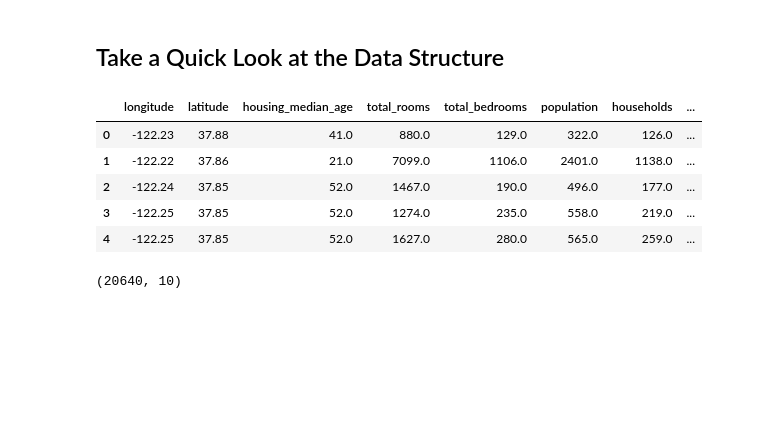
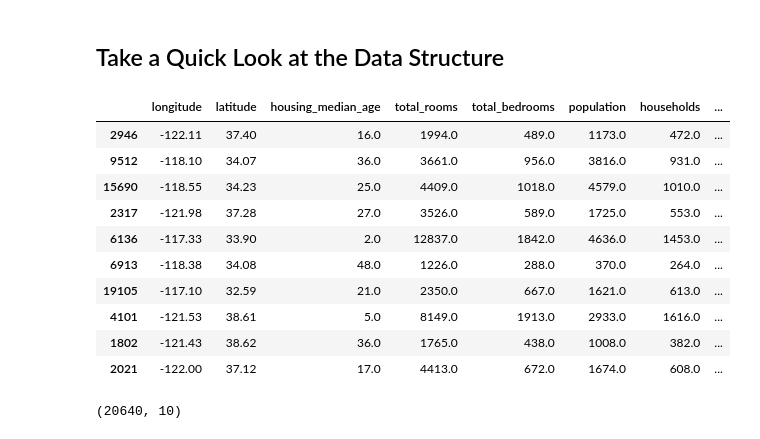
Before and after one commit to massirr/Machine-Learning---Forecasting, a Jupyter notebook: 1 - Intro - Recap/1 - Recap Exercise Solution.ipynb, the cells around one changed output. Cells and saved outputs as stored; diff of their text form; code cells hidden in the pictures; blank space fills up the shorter version.

```diff
--- a/1 - Intro - Recap/1 - Recap Exercise Solution.ipynb
+++ b/1 - Intro - Recap/1 - Recap Exercise Solution.ipynb
@@ -71,15 +71,20 @@ def load_housing_data():
 housing = load_housing_data()
 # %% [markdown]
 ## Take a Quick Look at the Data Structure
-# %%
-housing.head()
-# %% [output]
-|  | longitude | latitude | housing_median_age | total_rooms | total_bedrooms | population | households | ... |
-| 0 | -122.23 | 37.88 | 41.0 | 880.0 | 129.0 | 322.0 | 126.0 | ... |
-| 1 | -122.22 | 37.86 | 21.0 | 7099.0 | 1106.0 | 2401.0 | 1138.0 | ... |
-| 2 | -122.24 | 37.85 | 52.0 | 1467.0 | 190.0 | 496.0 | 177.0 | ... |
-| 3 | -122.25 | 37.85 | 52.0 | 1274.0 | 235.0 | 558.0 | 219.0 | ... |
-| 4 | -122.25 | 37.85 | 52.0 | 1627.0 | 280.0 | 565.0 | 259.0 | ... |
+# %%
+housing.sample(10)
+# %% [output]
+|  | longitude | latitude | housing_median_age | total_rooms | total_bedrooms | population | households | ... |
+| 2946 | -122.11 | 37.40 | 16.0 | 1994.0 | 489.0 | 1173.0 | 472.0 | ... |
+| 9512 | -118.10 | 34.07 | 36.0 | 3661.0 | 956.0 | 3816.0 | 931.0 | ... |
+| 15690 | -118.55 | 34.23 | 25.0 | 4409.0 | 1018.0 | 4579.0 | 1010.0 | ... |
+| 2317 | -121.98 | 37.28 | 27.0 | 3526.0 | 589.0 | 1725.0 | 553.0 | ... |
+| 6136 | -117.33 | 33.90 | 2.0 | 12837.0 | 1842.0 | 4636.0 | 1453.0 | ... |
+| 6913 | -118.38 | 34.08 | 48.0 | 1226.0 | 288.0 | 370.0 | 264.0 | ... |
+| 19105 | -117.10 | 32.59 | 21.0 | 2350.0 | 667.0 | 1621.0 | 613.0 | ... |
+| 4101 | -121.53 | 38.61 | 5.0 | 8149.0 | 1913.0 | 2933.0 | 1616.0 | ... |
+| 1802 | -121.43 | 38.62 | 36.0 | 1765.0 | 438.0 | 1008.0 | 382.0 | ... |
+| 2021 | -122.00 | 37.12 | 17.0 | 4413.0 | 672.0 | 1674.0 | 608.0 | ... |
 # %%
 housing.shape
 # %% [output]
```
Also changed, not shown: parts of 18 cells of this notebook, 1 other file.
